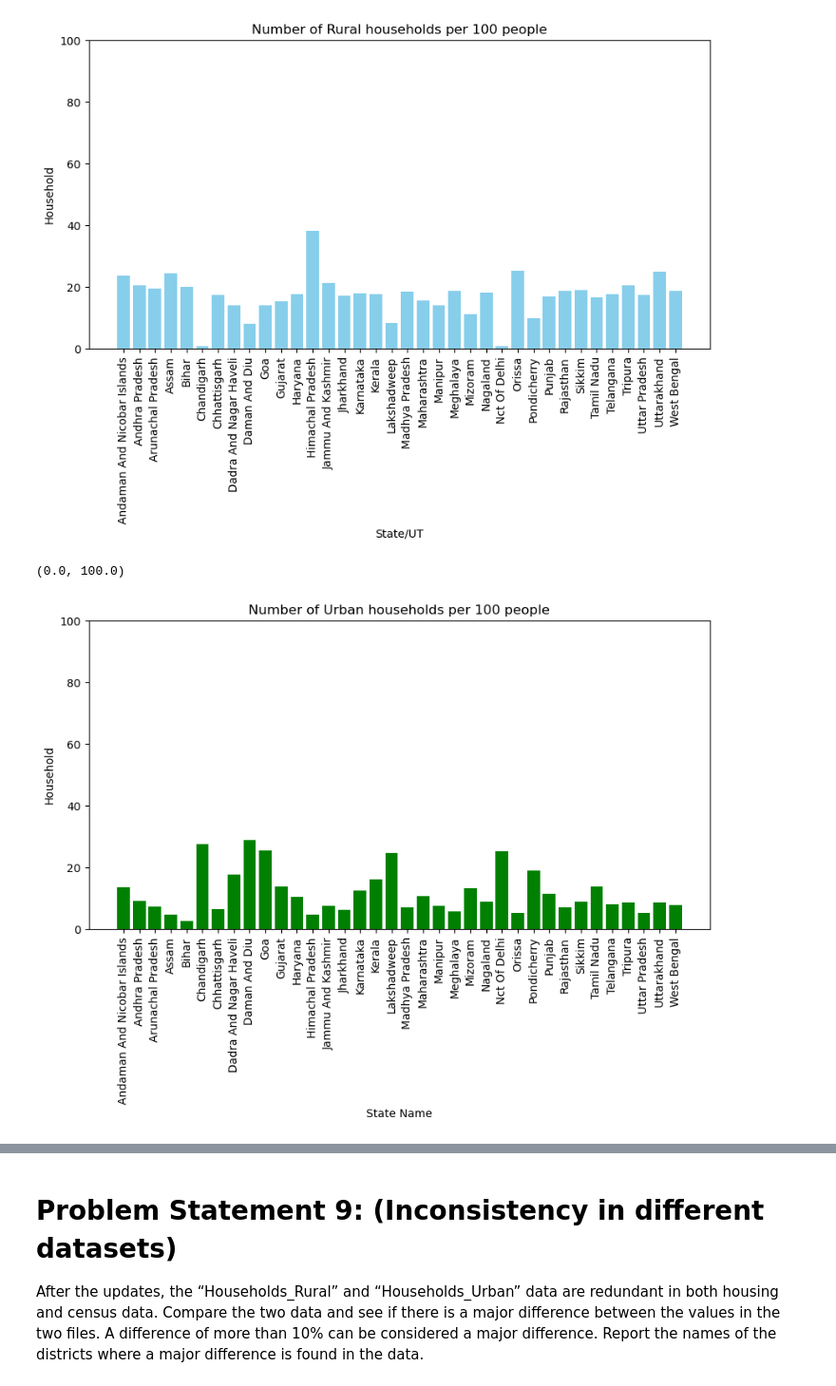
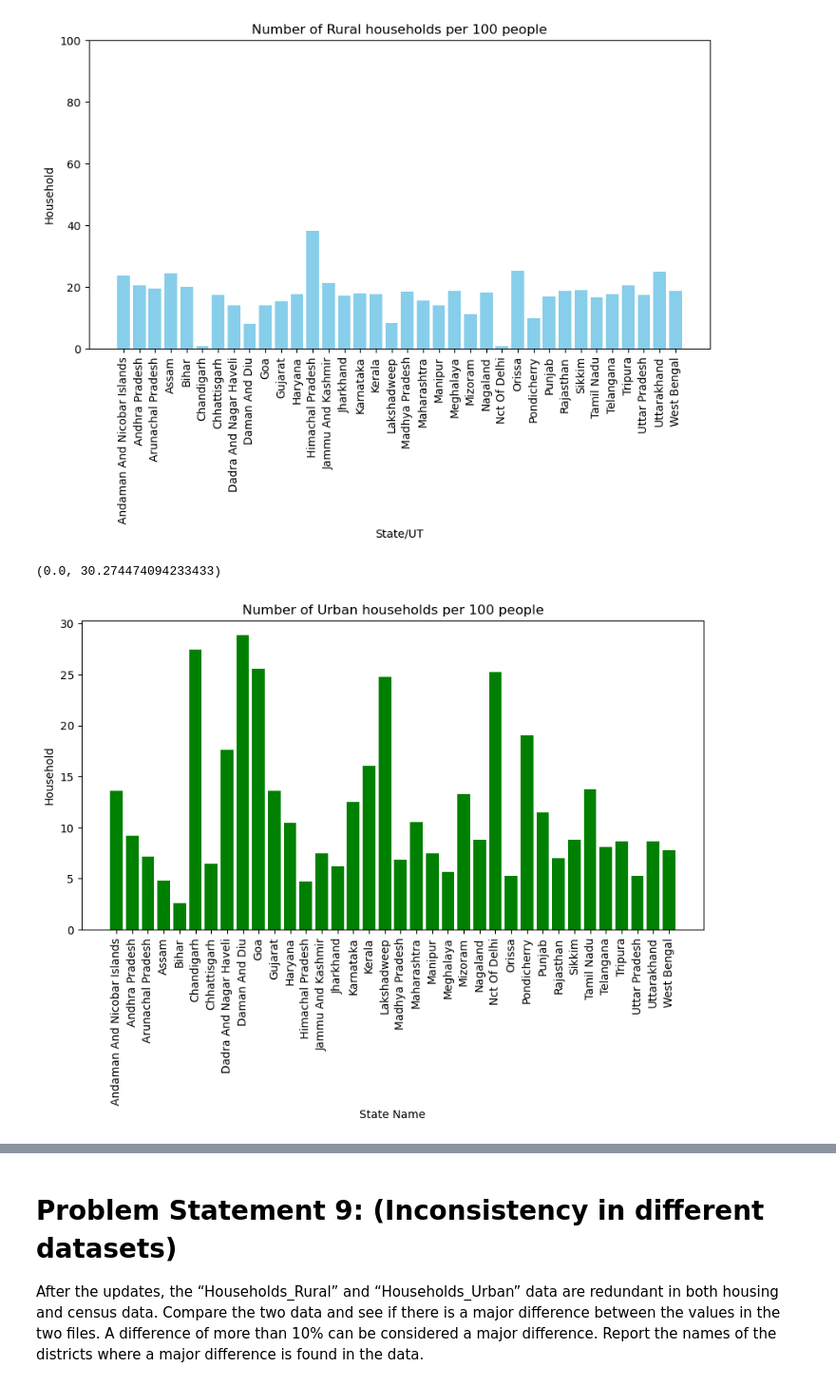
Before and after one commit to LokeshKumar4/Analysis_Census_healthcare, a Jupyter notebook: project1.ipynb, the cells around one changed output, grey strips where cells are left out. Shown at 95% size. Drawn from its saved outputs; the diff is of its cells as text; code cells hidden in the pictures.

```diff
--- a/project1.ipynb
+++ b/project1.ipynb
@@ -1195,16 +1197,16 @@ plt.ylim(0,100)
 # %%
 plt.figure(figsize=(10,5))
 
 plt.bar(x=grouped_data['State/UT'],height=grouped_data['Households_Urban']*100 /grouped_data['Population'],color=["green"])
 plt.ylabel("Household")
 plt.xlabel("State Name")
 plt.title("Number of Urban households per 100 people")
 plt.xticks(rotation = 90)
 
-plt.ylim(0,100)
+plt.ylim(0,)
 # %% [output]
-(0.0, 100.0)
+(0.0, 30.274474094233433)
-[figure, old version]
+[figure, new version]
 # %%
 plt.figure(figsize=(10,5))
 
```
Also changed, not shown: parts of 50 cells of this notebook, 2 other files.
